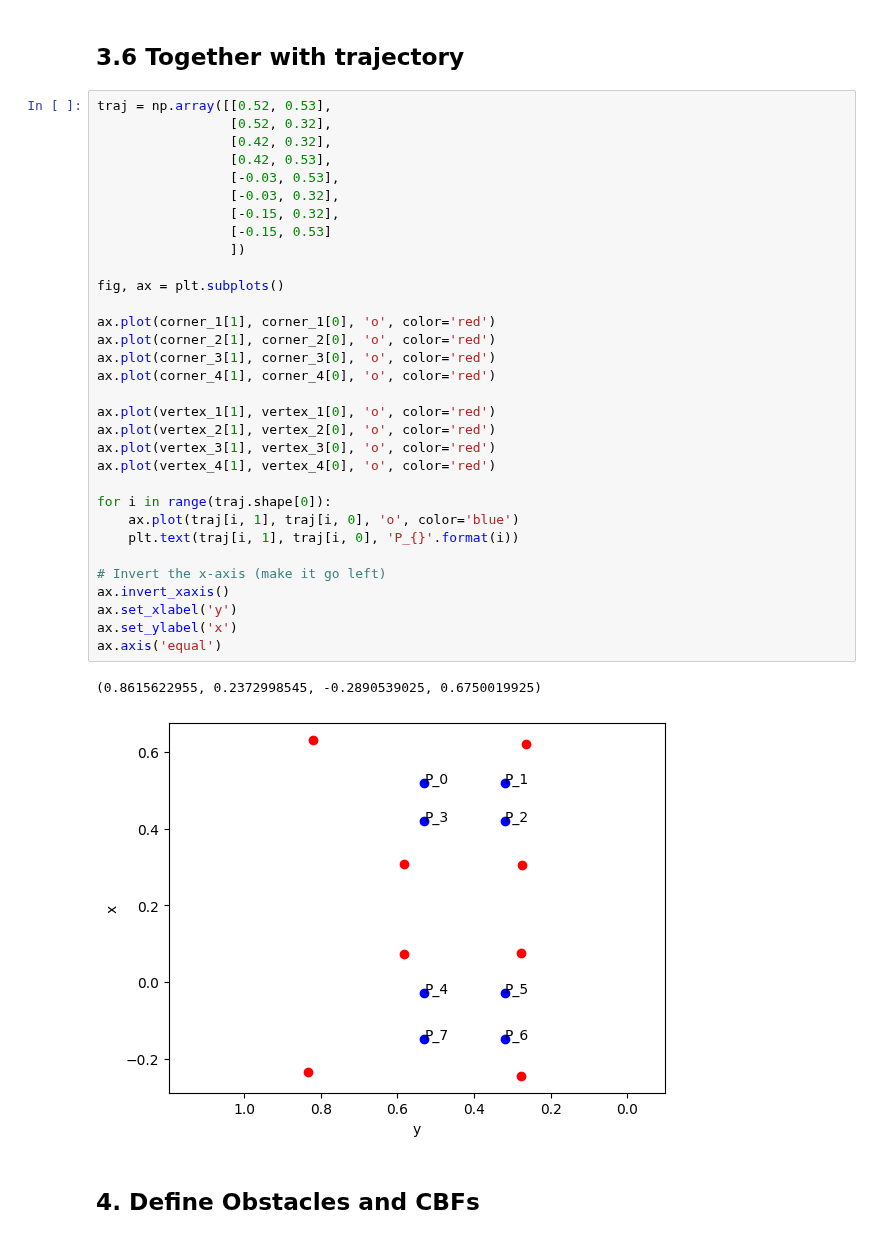
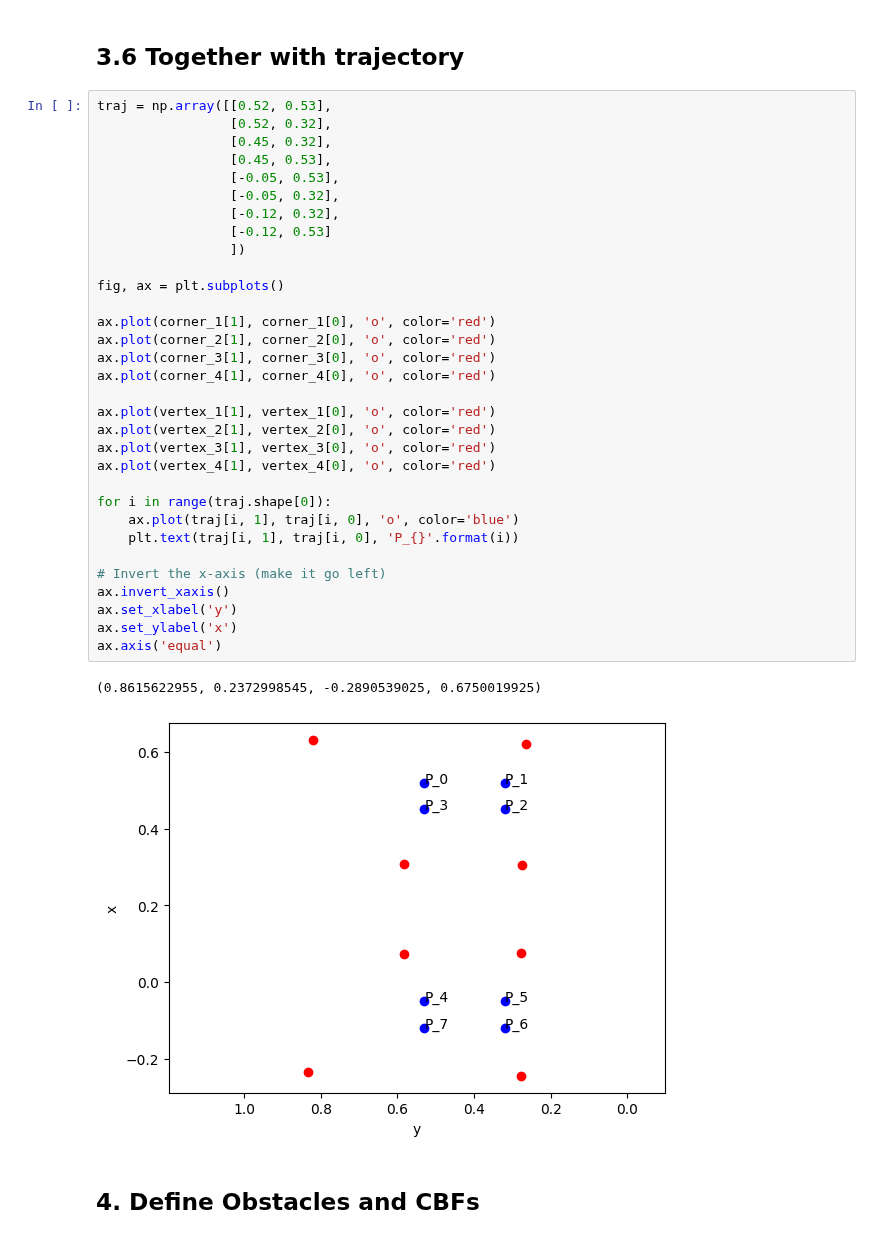
Before and after one commit to shiqingw/HOCBF-FR3-Experiments, a Jupyter notebook: exp2_whiteboard_cleaning_no_circ_osqp.ipynb, the cells around one changed output. Cells and saved outputs as stored; diff of their text form.

```diff
--- a/exp2_whiteboard_cleaning_no_circ_osqp.ipynb
+++ b/exp2_whiteboard_cleaning_no_circ_osqp.ipynb
@@ -335,38 +335,38 @@ plt.axis('equal')
 # %%
 traj = np.array([[0.52, 0.53],
                  [0.52, 0.32],
-                 [0.42, 0.32],
-                 [0.42, 0.53],
-                 [-0.03, 0.53],
-                 [-0.03, 0.32],
-                 [-0.15, 0.32],
-                 [-0.15, 0.53]
+                 [0.45, 0.32],
+                 [0.45, 0.53],
+                 [-0.05, 0.53],
+                 [-0.05, 0.32],
+                 [-0.12, 0.32],
+                 [-0.12, 0.53]
                  ])
 
 fig, ax = plt.subplots()
 
 ax.plot(corner_1[1], corner_1[0], 'o', color='red')
 ax.plot(corner_2[1], corner_2[0], 'o', color='red')
 ax.plot(corner_3[1], corner_3[0], 'o', color='red')
 ax.plot(corner_4[1], corner_4[0], 'o', color='red')
 
 ax.plot(vertex_1[1], vertex_1[0], 'o', color='red')
 ax.plot(vertex_2[1], vertex_2[0], 'o', color='red')
 ax.plot(vertex_3[1], vertex_3[0], 'o', color='red')
 ax.plot(vertex_4[1], vertex_4[0], 'o', color='red')
 
 for i in range(traj.shape[0]):
     ax.plot(traj[i, 1], traj[i, 0], 'o', color='blue')
     plt.text(traj[i, 1], traj[i, 0], 'P_{}'.format(i))
 
 # Invert the x-axis (make it go left)
 ax.invert_xaxis()
 ax.set_xlabel('y')
 ax.set_ylabel('x')
 ax.axis('equal')
 # %% [output]
 (0.8615622955, 0.2372998545, -0.2890539025, 0.6750019925)
-[figure, old version]
+[figure, new version]
 # %% [markdown]
 ## 4. Define Obstacles and CBFs
 # %%
```
Also changed, not shown: parts of 7 cells of this notebook, 19 other files.
